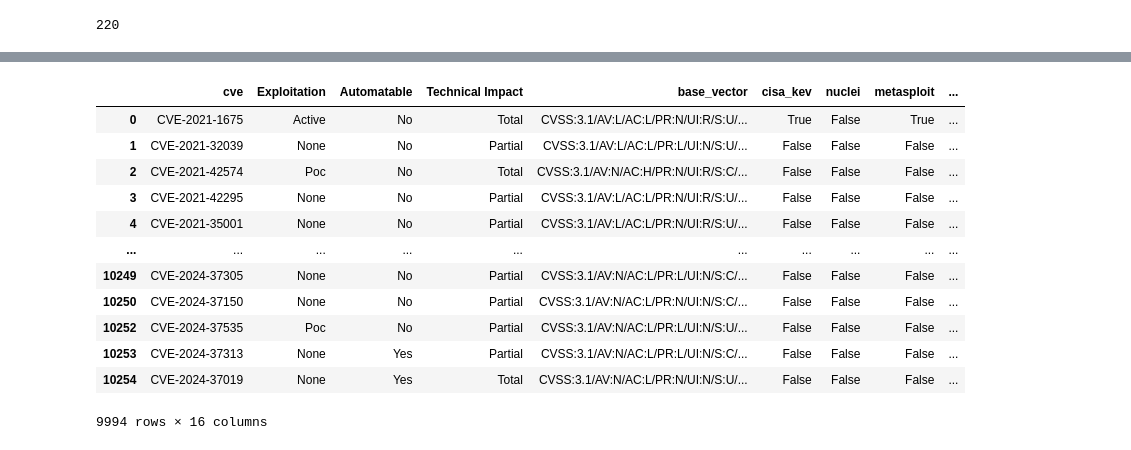
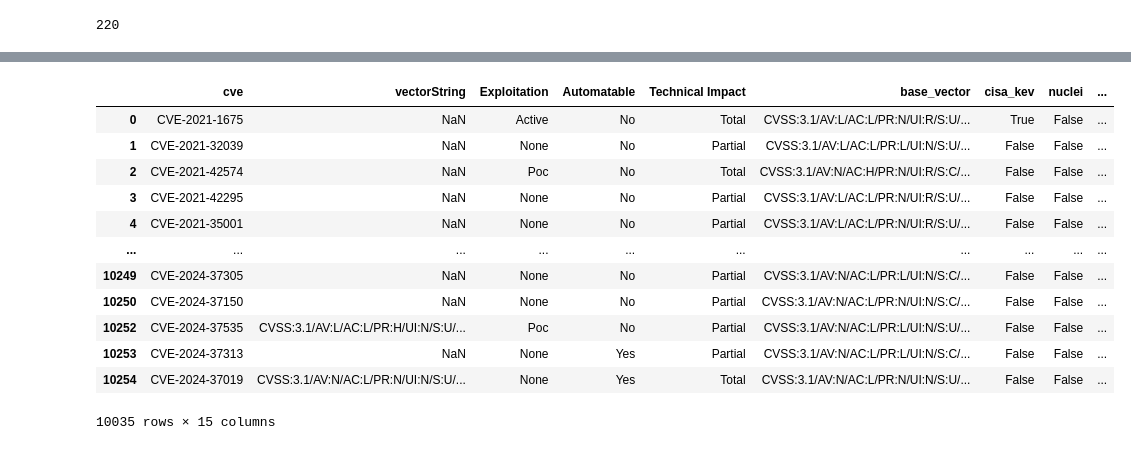
Before and after one commit to RiskBasedPrioritization/RiskBasedPrioritizationAnalysis, a Jupyter notebook: analysis/vulnrichment.ipynb, the cells around one changed output, grey strips where cells are left out. Saved outputs shown, nothing was run; the diff lists cells and outputs as text; code cells hidden in the pictures.

```diff
--- a/analysis/vulnrichment.ipynb
+++ b/analysis/vulnrichment.ipynb
@@ -30,6 +35,15 @@ def extract_metrics_from_json(file_path):
                             metrics['Automatable'] = option['Automatable']
                         if 'Technical Impact' in option:
                             metrics['Technical Impact'] = option['Technical Impact']
+
+        # Extract vectorString from 'cvssV3_1' section under 'adp'
+        adp_section = containers.get('adp', [])
+        if adp_section:
+            for metric in adp_section[0].get('metrics', []):
+                cvssV3_1 = metric.get('cvssV3_1', {})
+                if cvssV3_1:
+                    metrics['vectorString'] = cvssV3_1.get('vectorString', '')
+
         return metrics
 
 def extract_metrics_from_directory(root_dir):
@@ -50,7 +64,7 @@ df = pd.DataFrame(metrics_list)
 
 # Reorder columns to have 'cveId' as the first column
 if 'cve' in df.columns:
-    df = df[['cve', 'Exploitation', 'Automatable', 'Technical Impact']]
+    df = df[['cve', 'vectorString', 'Exploitation', 'Automatable', 'Technical Impact']]
 
 # Display the DataFrame (you can manipulate it further as needed)
 df
@@ -308,20 +353,40 @@ def automatable_dt(cvss_dict):
         return "Yes"
     else:
         return "No"
+# %%
+def automatable_dt(cvss_dict):
+
+    # ((userInteraction == 'NONE') & (attackComplexity == 'LOW') & (privilegesRequired != 'HIGH') & (attackVector == 'NETWORK')):
+    if (('CVSS' in cvss_dict and ((cvss_dict['CVSS'] == '3.1') | (cvss_dict['CVSS'] == '3.0')) and  cvss_dict['UI'] == 'N' and cvss_dict['AC'] == 'L' and cvss_dict['PR'] != 'H' ) or \
+    (cvss_dict['AC'] == 'L' and cvss_dict['AV'] == 'N' and ('Au' in cvss_dict and cvss_dict['Au'] == 'N'))):
+
+        return "Yes"
+    else:
+        return "No"
+# %%
+def automatable_dt(cvss_dict):
+
+    # ((userInteraction == 'NONE') & (attackComplexity == 'LOW') & (privilegesRequired != 'HIGH') & (attackVector == 'NETWORK')):
+    if (('CVSS' in cvss_dict and ((cvss_dict['CVSS'] == '3.1') | (cvss_dict['CVSS'] == '3.0')) and  cvss_dict['UI'] == 'N'  and cvss_dict['PR'] != 'H' ) or \
+    (cvss_dict['AC'] == 'L' and cvss_dict['AV'] == 'N' and ('Au' in cvss_dict and cvss_dict['Au'] == 'N'))):
+
+        return "Yes"
+    else:
+        return "No"
 # %%
-df_merged['_Automatable'] = df_merged['cvss_vector_dict'].apply(automatable_dt)
+df_merged['_Automatable_cvssbase'] = df_merged['cvss_vector_dict'].apply(automatable_dt)
 df_merged
 # %% [output]
-|  | cve | Exploitation | Automatable | Technical Impact | base_vector | cisa_kev | nuclei | metasploit | ... |
-| 0 | CVE-2021-1675 | Active | No | Total | CVSS:3.1/AV:L/AC:L/PR:N/UI:R/S:U/... | True | False | True | ... |
-| 1 | CVE-2021-32039 | None | No | Partial | CVSS:3.1/AV:L/AC:L/PR:L/UI:N/S:U/... | False | False | False | ... |
-| 2 | CVE-2021-42574 | Poc | No | Total | CVSS:3.1/AV:N/AC:H/PR:N/UI:R/S:C/... | False | False | False | ... |
-| 3 | CVE-2021-42295 | None | No | Partial | CVSS:3.1/AV:L/AC:L/PR:N/UI:R/S:U/... | False | False | False | ... |
-| 4 | CVE-2021-35001 | None | No | Partial | CVSS:3.1/AV:L/AC:L/PR:N/UI:R/S:U/... | False | False | False | ... |
+|  | cve | vectorString | Exploitation | Automatable | Technical Impact | base_vector | cisa_kev | nuclei | ... |
+| 0 | CVE-2021-1675 | NaN | Active | No | Total | CVSS:3.1/AV:L/AC:L/PR:N/UI:R/S:U/... | True | False | ... |
+| 1 | CVE-2021-32039 | NaN | None | No | Partial | CVSS:3.1/AV:L/AC:L/PR:L/UI:N/S:U/... | False | False | ... |
+| 2 | CVE-2021-42574 | NaN | Poc | No | Total | CVSS:3.1/AV:N/AC:H/PR:N/UI:R/S:C/... | False | False | ... |
+| 3 | CVE-2021-42295 | NaN | None | No | Partial | CVSS:3.1/AV:L/AC:L/PR:N/UI:R/S:U/... | False | False | ... |
+| 4 | CVE-2021-35001 | NaN | None | No | Partial | CVSS:3.1/AV:L/AC:L/PR:N/UI:R/S:U/... | False | False | ... |
 | ... | ... | ... | ... | ... | ... | ... | ... | ... | ... |
-| 10249 | CVE-2024-37305 | None | No | Partial | CVSS:3.1/AV:N/AC:L/PR:L/UI:N/S:C/... | False | False | False | ... |
-| 10250 | CVE-2024-37150 | None | No | Partial | CVSS:3.1/AV:N/AC:L/PR:N/UI:N/S:C/... | False | False | False | ... |
-| 10252 | CVE-2024-37535 | Poc | No | Partial | CVSS:3.1/AV:N/AC:L/PR:L/UI:N/S:U/... | False | False | False | ... |
-| 10253 | CVE-2024-37313 | None | Yes | Partial | CVSS:3.1/AV:N/AC:L/PR:L/UI:N/S:C/... | False | False | False | ... |
-| 10254 | CVE-2024-37019 | None | Yes | Total | CVSS:3.1/AV:N/AC:L/PR:N/UI:N/S:U/... | False | False | False | ... |
+| 10249 | CVE-2024-37305 | NaN | None | No | Partial | CVSS:3.1/AV:N/AC:L/PR:L/UI:N/S:C/... | False | False | ... |
+| 10250 | CVE-2024-37150 | NaN | None | No | Partial | CVSS:3.1/AV:N/AC:L/PR:N/UI:N/S:C/... | False | False | ... |
+| 10252 | CVE-2024-37535 | CVSS:3.1/AV:L/AC:L/PR:H/UI:N/S:U/... | Poc | No | Partial | CVSS:3.1/AV:N/AC:L/PR:L/UI:N/S:U/... | False | False | ... |
+| 10253 | CVE-2024-37313 | NaN | None | Yes | Partial | CVSS:3.1/AV:N/AC:L/PR:L/UI:N/S:C/... | False | False | ... |
+| 10254 | CVE-2024-37019 | CVSS:3.1/AV:N/AC:L/PR:N/UI:N/S:U/... | None | Yes | Total | CVSS:3.1/AV:N/AC:L/PR:N/UI:N/S:U/... | False | False | ... |
-9994 rows × 16 columns
+10035 rows × 15 columns
```
Also changed, not shown: parts of 34 cells of this notebook.
